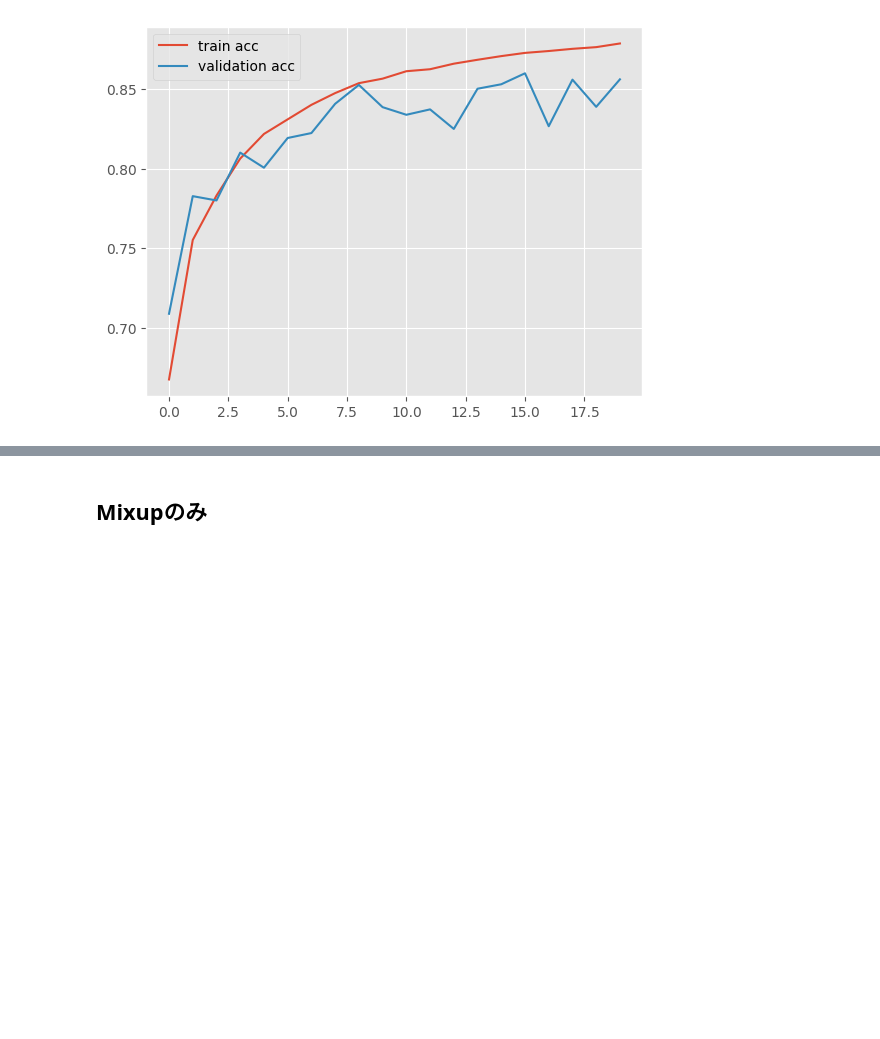
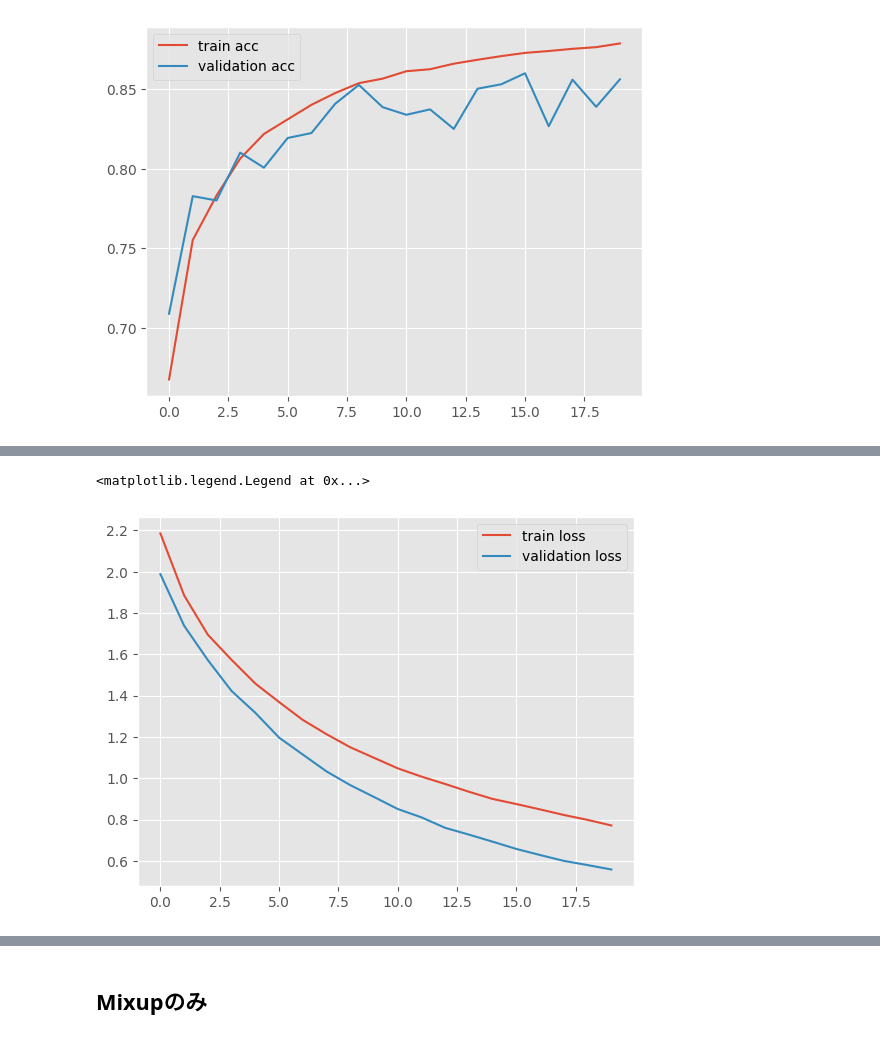
Before and after one commit to MillionHappa/Spark, a Jupyter notebook: 採用課題まとめ.ipynb, the cells around one changed output, grey strips where cells are left out. Saved outputs shown, nothing was run; the diff lists cells and outputs as text; code cells hidden in the pictures; blank space fills up the shorter version.

```diff
--- a/採用課題まとめ.ipynb
+++ b/採用課題まとめ.ipynb
@@ -544,0 +622,8 @@ epoch: 19, loss: 0.5697671072992543, acc: 0.8006637692451477, val loss: 0.345263
+# %%
+plt.style.use("ggplot")
+plt.plot(losses, label="train loss")
+plt.plot(val_losses, label="validation loss")
+plt.legend()
+# %% [output]
+<matplotlib.legend.Legend at 0x...>
+[figure, added]
```
Also changed, not shown: parts of 7 cells of this notebook.
